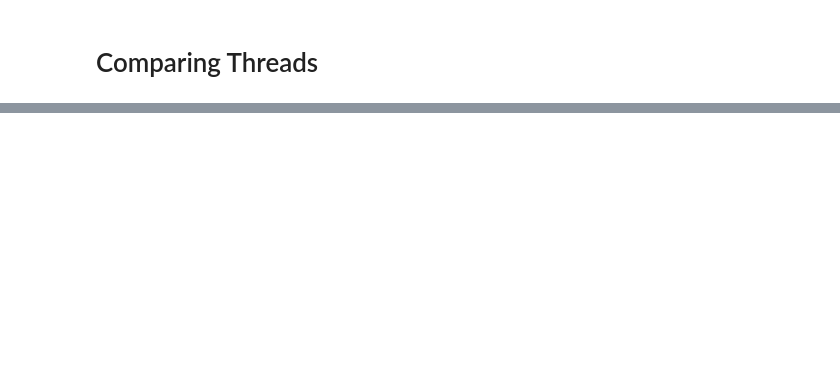
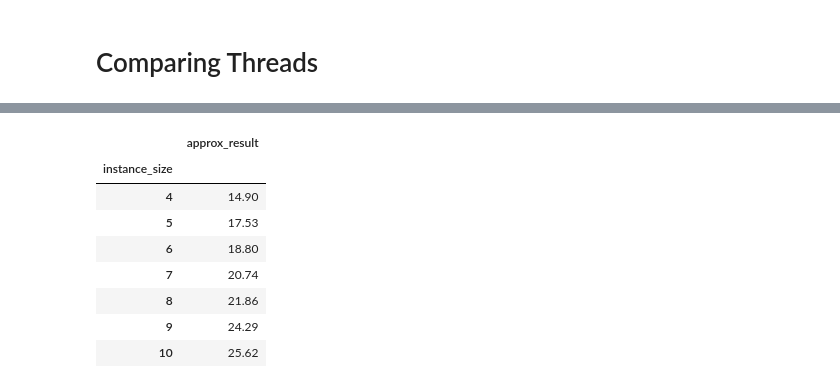
Before and after one commit to jakubjanak2004/TravellingSalesmanSolver, a Jupyter notebook: data_analysis/solver_comparision.ipynb, the cells around one changed output, grey strips where cells are left out. Saved outputs shown, nothing was run; the diff lists cells and outputs as text; code cells hidden in the pictures; blank space fills up the shorter version.

```diff
--- a/data_analysis/solver_comparision.ipynb
+++ b/data_analysis/solver_comparision.ipynb
@@ -195,0 +218,16 @@ plt.show()
+# %%
+approx_exact_comp_avg = approx_exact_comp.groupby('instance_size')[['approx_result', 'exact_result']].mean()
+approx = approx_exact_comp_avg[['approx_result']]
+exact = approx_exact_comp_avg[['exact_result']]
+
+approx.head(10)
+# %% [output]
+|  | approx_result |
+| instance_size |  |
+| 4 | 14.90 |
+| 5 | 17.53 |
+| 6 | 18.80 |
+| 7 | 20.74 |
+| 8 | 21.86 |
+| 9 | 24.29 |
+| 10 | 25.62 |
```
Also changed, not shown: parts of 18 cells of this notebook, 5 other files.
